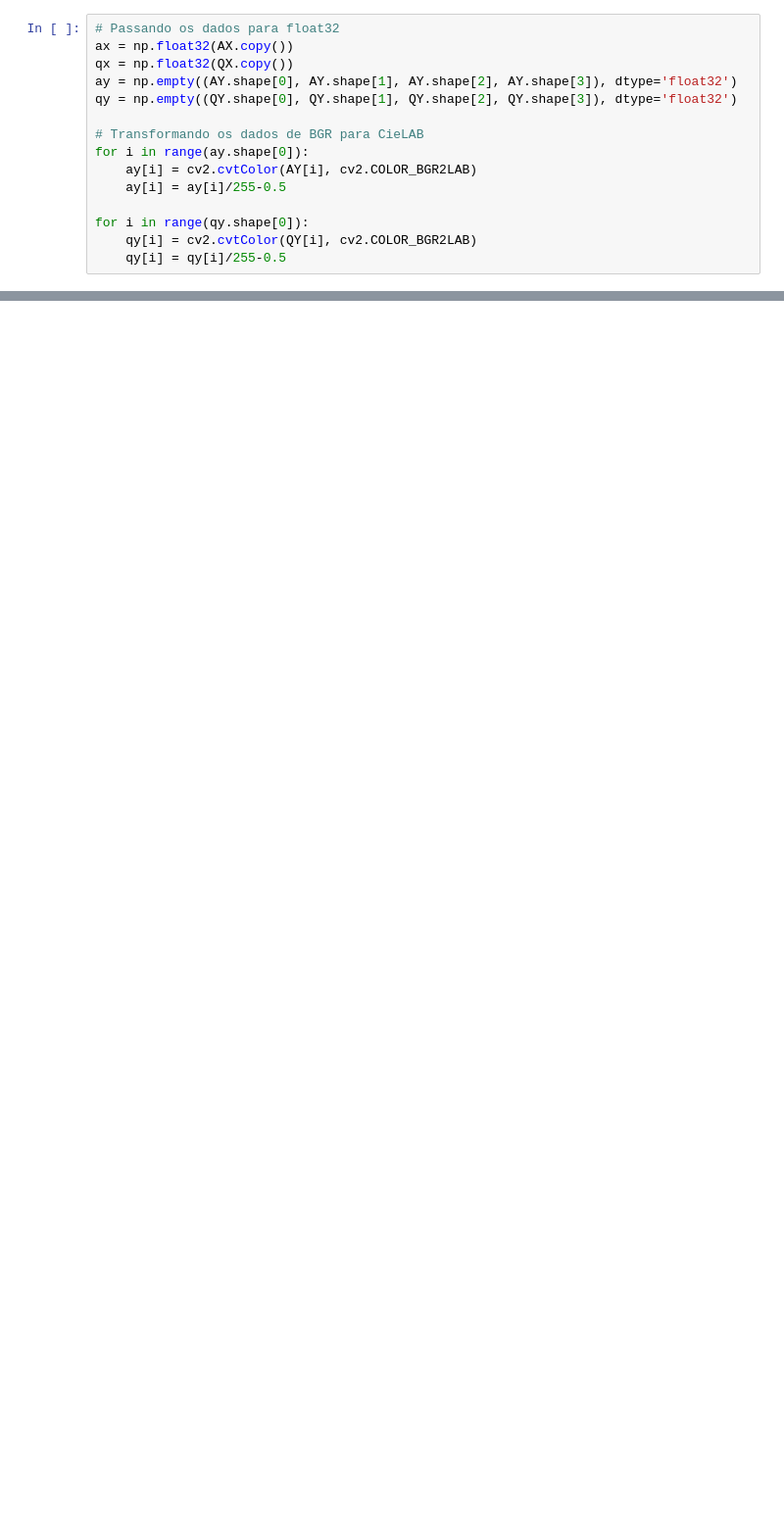
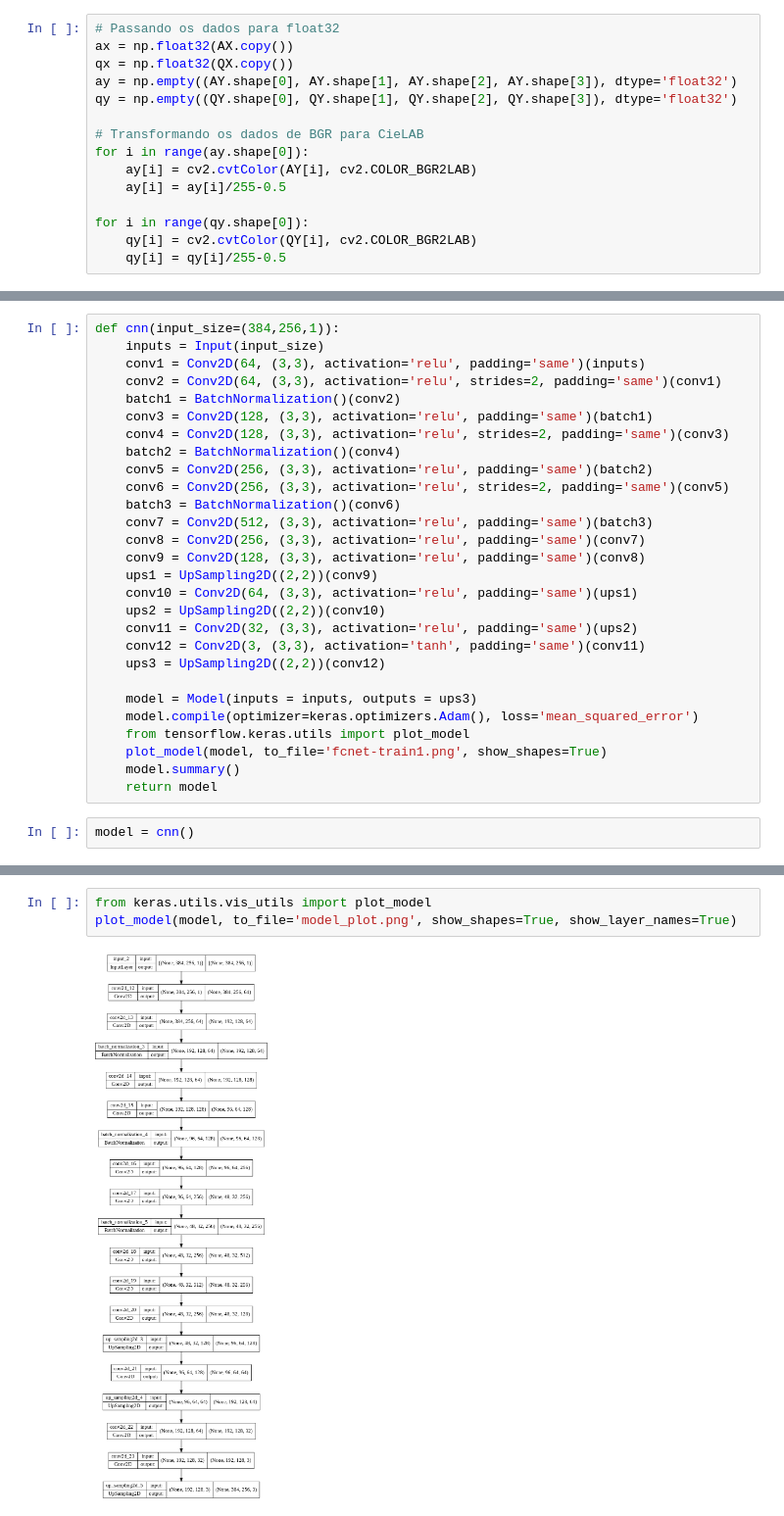
Before and after one commit to LeonardoKomura/PSI3472, a Jupyter notebook: EP1/ep1.ipynb, the cells around one changed output, grey strips where cells are left out. Shown at 98% size. Drawn from its saved outputs; the diff is of its cells as text; blank space fills up the shorter version.

```diff
--- a/EP1/ep1.ipynb
+++ b/EP1/ep1.ipynb
@@ -113,0 +128,30 @@ for i in range(qy.shape[0]):
+# %%
+def cnn(input_size=(384,256,1)):
+    inputs = Input(input_size)
+    conv1 = Conv2D(64, (3,3), activation='relu', padding='same')(inputs)
+    conv2 = Conv2D(64, (3,3), activation='relu', strides=2, padding='same')(conv1)
+    batch1 = BatchNormalization()(conv2)
+    conv3 = Conv2D(128, (3,3), activation='relu', padding='same')(batch1)
+    conv4 = Conv2D(128, (3,3), activation='relu', strides=2, padding='same')(conv3)
+    batch2 = BatchNormalization()(conv4)
+    conv5 = Conv2D(256, (3,3), activation='relu', padding='same')(batch2)
+    conv6 = Conv2D(256, (3,3), activation='relu', strides=2, padding='same')(conv5)
+    batch3 = BatchNormalization()(conv6)
+    conv7 = Conv2D(512, (3,3), activation='relu', padding='same')(batch3)
+    conv8 = Conv2D(256, (3,3), activation='relu', padding='same')(conv7)
+    conv9 = Conv2D(128, (3,3), activation='relu', padding='same')(conv8)
+    ups1 = UpSampling2D((2,2))(conv9)
+    conv10 = Conv2D(64, (3,3), activation='relu', padding='same')(ups1)
+    ups2 = UpSampling2D((2,2))(conv10)
+    conv11 = Conv2D(32, (3,3), activation='relu', padding='same')(ups2)
+    conv12 = Conv2D(3, (3,3), activation='tanh', padding='same')(conv11)
+    ups3 = UpSampling2D((2,2))(conv12)
+
+    model = Model(inputs = inputs, outputs = ups3)
+    model.compile(optimizer=keras.optimizers.Adam(), loss='mean_squared_error')
+    from tensorflow.keras.utils import plot_model
+    plot_model(model, to_file='fcnet-train1.png', show_shapes=True)
+    model.summary()
+    return model
+# %%
+model = cnn()
@@ -113,0 +176,5 @@ for i in range(qy.shape[0]):
+# %%
+from keras.utils.vis_utils import plot_model
+plot_model(model, to_file='model_plot.png', show_shapes=True, show_layer_names=True)
+# %% [output]
+[figure, added]
```
Also changed, not shown: parts of 10 cells of this notebook, 2 other files.
